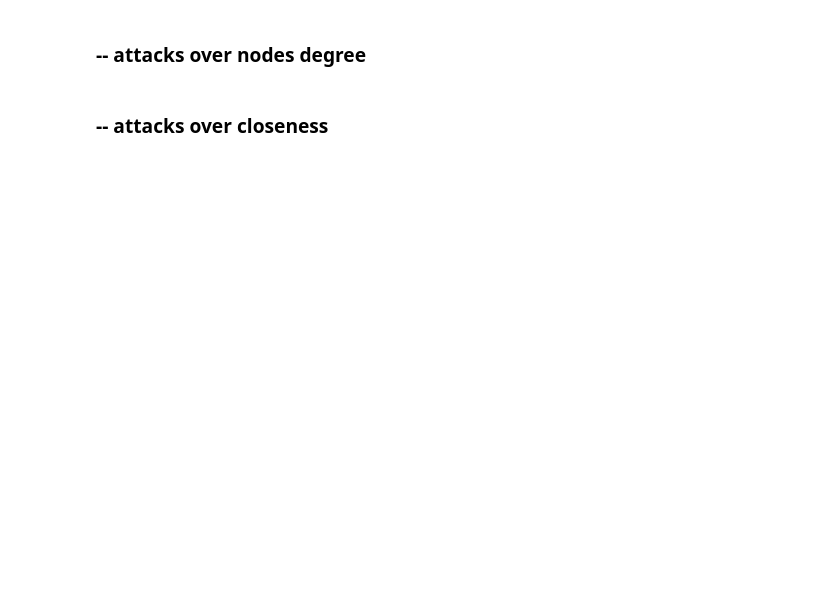
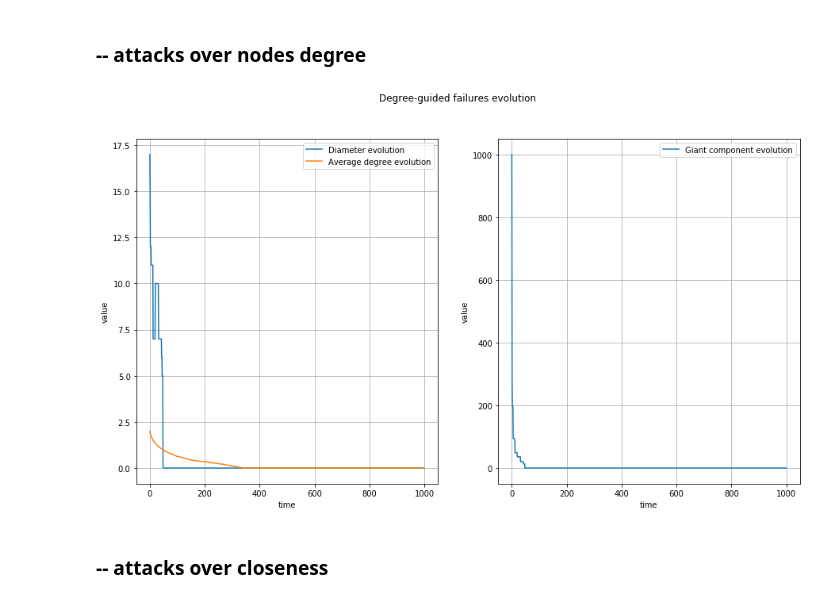
Before and after one commit to cantarinigiorgio/GraphAnalitycs, a Jupyter notebook: lab4/Fourth assignment.ipynb, the cells around one changed output. Cells and saved outputs as stored; diff of their text form; code cells hidden in the pictures; blank space fills up the shorter version.

```diff
--- a/lab4/Fourth assignment.ipynb
+++ b/lab4/Fourth assignment.ipynb
@@ -192,6 +197,7 @@ plot_distribution(hit_failures, "HITS-guided")
 # %% [markdown]
 ## 2. Power law network
 # %%
+n = 1000
 G = nx.powerlaw_cluster_graph(n,1,0.5)
 #G = nx.scale_free_graph(n).to_undirected()
 pos = nx.spring_layout(G)
@@ -215,7 +225,9 @@ degList = metric_ranking(nx.degree, G)
 # %%
 deg_failures = execute_failures(G, degList)
 # %%
-plot_distribution(deg_failures, "Closeness-guided")
+plot_distribution(deg_failures, "Degree-guided")
+# %% [output]
+[figure, added]
 # %% [markdown]
 ### -- attacks over closeness
 # %%
```
Also changed, not shown: parts of 13 cells of this notebook.
